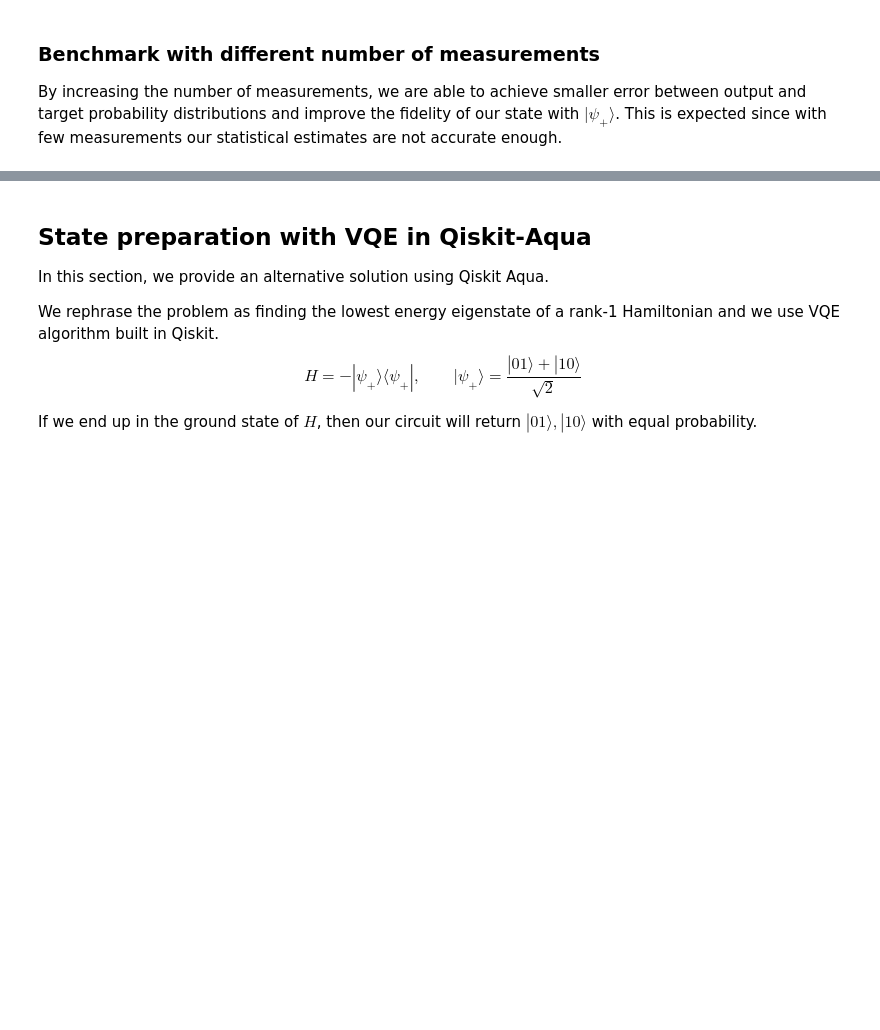
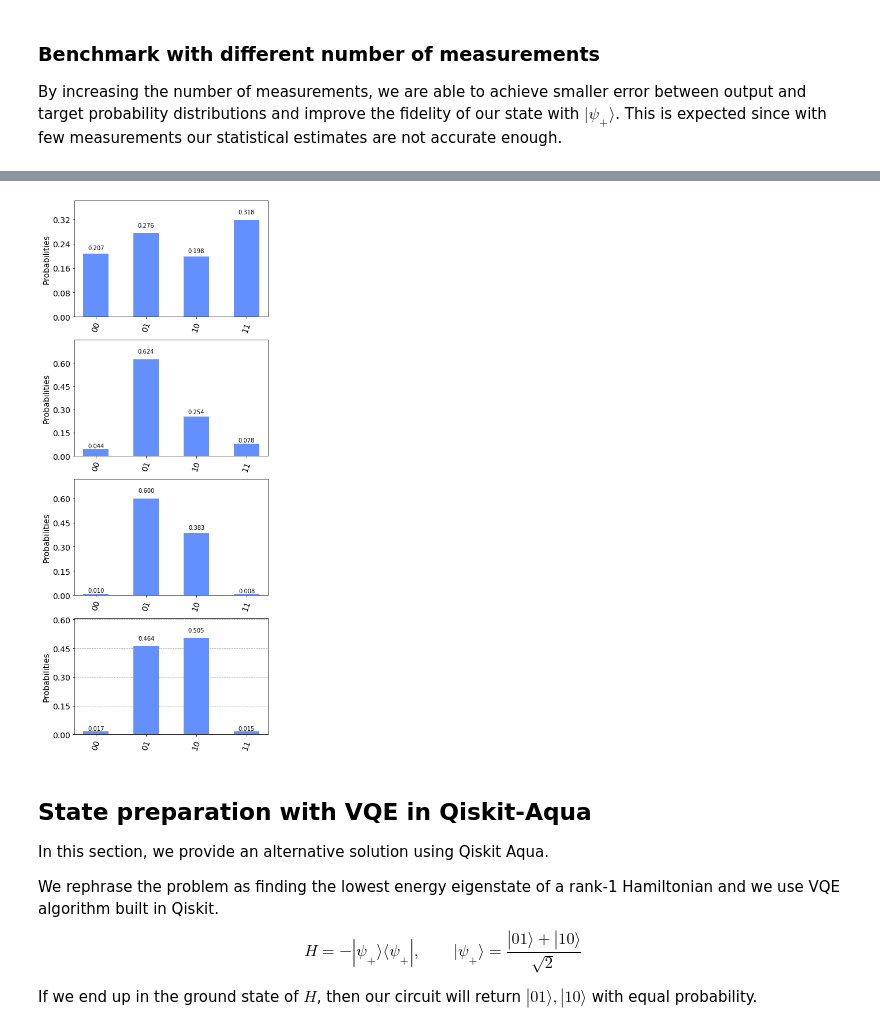
Before and after one commit to georgios-ts/qc-mentorship, a Jupyter notebook: task_2/task_2.ipynb, the cells around one changed output, grey strips where cells are left out. Cells and saved outputs as stored; diff of their text form; code cells hidden in the pictures; blank space fills up the shorter version.

```diff
--- a/task_2/task_2.ipynb
+++ b/task_2/task_2.ipynb
@@ -226,12 +244,16 @@ Fidelity:
 ### Benchmark with different number of measurements
 By increasing the number of measurements, we are able to achieve smaller error between output and target probability distributions and improve the fidelity of our state with $ |\psi_+ \rangle $. This is expected since with few measurements our statistical estimates are not accurate enough.
 # %%
-lam = 2
+import matplotlib.pyplot as plt
+%matplotlib inline
+
+lam = 1
+fig, ax = plt.subplots(4, 1, figsize=(6, 17))
 
 # random initial choice
 phi_init = np.random.uniform(0, 2 * np.pi, len(params))
 
-for shots in [1, 10, 100, 1000]:
+for i, shots in enumerate([1, 10, 100, 1000]):
 
     cost_fn = lambda phi: cost(phi,
                                noise=True, n_meas=shots) \
@@ -245,5 +267,9 @@ for shots in [1, 10, 100, 1000]:
     print('\nShots: ', shots)
     print('       loss: {:.3}'.format(res.fun))
     print('   fidelity: {:.3}'.format(F))
+
+    plot_histogram(counts(res.x), ax=ax[i])
+
+plt.show()
 # %% [output]
 Shots:  1
@@ -264,3 +290,4 @@ Shots:  1000
+[figure, added]
 # %% [markdown]
 ## State preparation with VQE in Qiskit-Aqua
 In this section, we provide an alternative solution using Qiskit Aqua.
```
Also changed, not shown: parts of 9 cells of this notebook.
